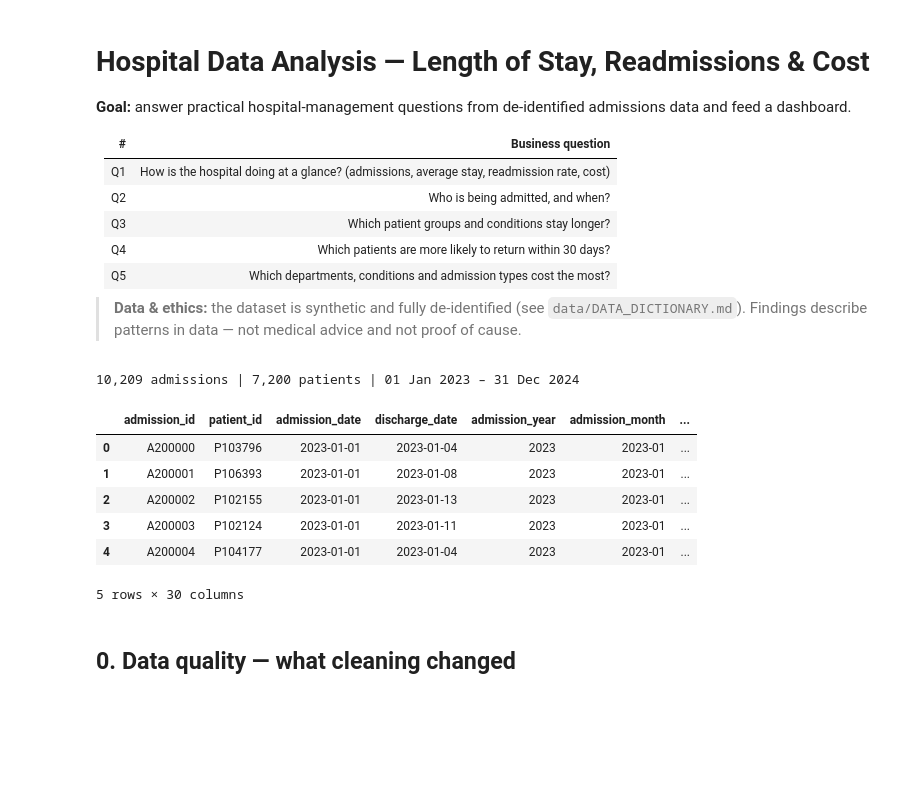
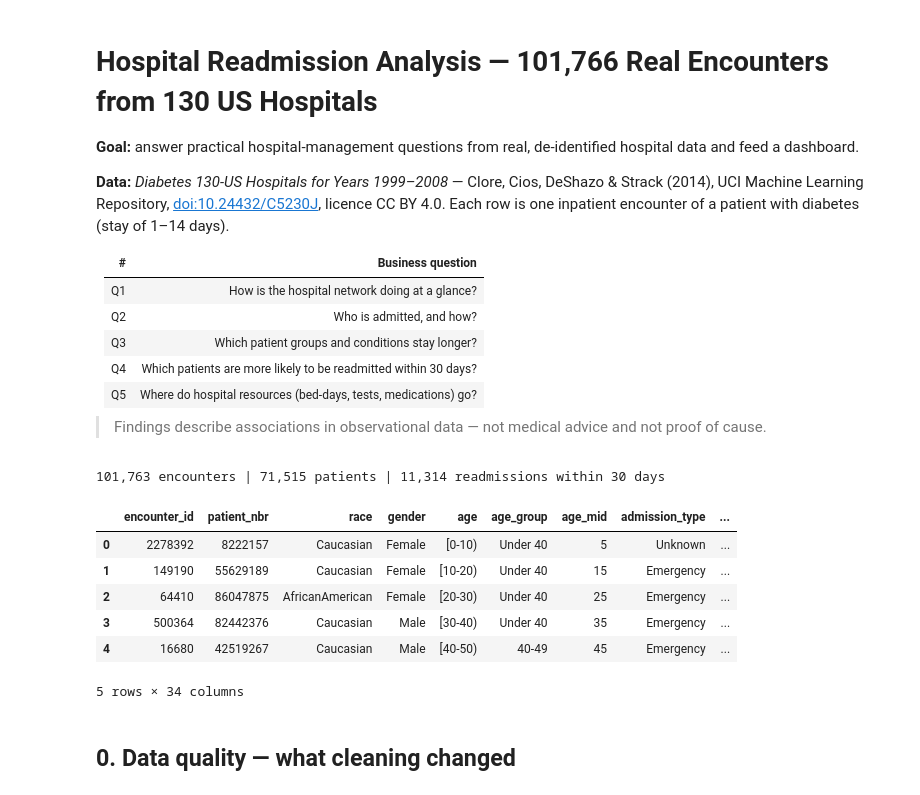
Before and after one commit to Khushi3743/hospital-data-analysis, a Jupyter notebook: notebooks/hospital_analysis.ipynb, the cells around one changed output. Drawn from its saved outputs; the diff is of its cells as text; code cells hidden in the pictures; blank space fills up the shorter version.

```diff
--- a/notebooks/hospital_analysis.ipynb
+++ b/notebooks/hospital_analysis.ipynb
@@ -1,49 +1,54 @@
 # %% [markdown]
-# Hospital Data Analysis — Length of Stay, Readmissions & Cost
+# Hospital Readmission Analysis — 101,766 Real Encounters from 130 US Hospitals
 
-**Goal:** answer practical hospital-management questions from de-identified admissions data and feed a dashboard.
+**Goal:** answer practical hospital-management questions from real, de-identified hospital data and feed a dashboard.
+
+**Data:** *Diabetes 130-US Hospitals for Years 1999–2008* — Clore, Cios, DeShazo & Strack (2014), UCI Machine Learning Repository,
+[doi:10.24432/C5230J](https://doi.org/10.24432/C5230J), licence CC BY 4.0. Each row is one inpatient encounter of a patient with diabetes (stay of 1–14 days).
 
 | # | Business question |
 |---|---|
-| Q1 | How is the hospital doing at a glance? (admissions, average stay, readmission rate, cost) |
-| Q2 | Who is being admitted, and when? |
+| Q1 | How is the hospital network doing at a glance? |
+| Q2 | Who is admitted, and how? |
 | Q3 | Which patient groups and conditions stay longer? |
-| Q4 | Which patients are more likely to return within 30 days? |
-| Q5 | Which departments, conditions and admission types cost the most? |
+| Q4 | Which patients are more likely to be readmitted within 30 days? |
+| Q5 | Where do hospital resources (bed-days, tests, medications) go? |
 
-> **Data & ethics:** the dataset is synthetic and fully de-identified (see `data/DATA_DICTIONARY.md`). Findings describe patterns in data — not medical advice and not proof of cause.
+> Findings describe associations in observational data — not medical advice and not proof of cause.
 # %%
 import json
 from pathlib import Path
 import numpy as np
 import pandas as pd
 import matplotlib.pyplot as plt
 import seaborn as sns
 import statsmodels.formula.api as smf
+from sklearn.model_selection import GroupShuffleSplit
+from sklearn.metrics import roc_auc_score
+from sklearn.ensemble import HistGradientBoostingClassifier
 
 ROOT = Path.cwd().parent if Path.cwd().name == "notebooks" else Path.cwd()
 FIG = ROOT / "reports" / "figures"; FIG.mkdir(parents=True, exist_ok=True)
 OUT = ROOT / "data" / "processed"
-
 sns.set_theme(style="whitegrid", context="notebook")
 BLUE, GREY, RED = "#2a6f97", "#9aa5b1", "#c8553d"
 plt.rcParams.update({"figure.dpi": 110, "axes.titleweight": "bold", "axes.spines.top": False, "axes.spines.right": False})
-
 def save(fig, name):
     fig.tight_layout(); fig.savefig(FIG / f"{name}.png", dpi=150, bbox_inches="tight")
 
-df = pd.read_csv(OUT / "hospital_admissions_clean.csv", parse_dates=["admission_date", "discharge_date"])
+df = pd.read_csv(OUT / "hospital_encounters_clean.csv", low_memory=False)
 elig = df[df.readmit_eligible]
-print(f"{len(df):,} admissions | {df.patient_id.nunique():,} patients | {df.admission_date.min():%d %b %Y} – {df.admission_date.max():%d %b %Y}")
+AGES = ["Under 40", "40-49", "50-59", "60-69", "70-79", "80+"]
+print(f"{len(df):,} encounters | {df.patient_nbr.nunique():,} patients | {elig.readmitted_30d.sum():,} readmissions within 30 days")
 df.head()
 # %% [output]
-10,209 admissions | 7,200 patients | 01 Jan 2023 – 31 Dec 2024
+101,763 encounters | 71,515 patients | 11,314 readmissions within 30 days
-|  | admission_id | patient_id | admission_date | discharge_date | admission_year | admission_month | ... |
-| 0 | A200000 | P103796 | 2023-01-01 | 2023-01-04 | 2023 | 2023-01 | ... |
-| 1 | A200001 | P106393 | 2023-01-01 | 2023-01-08 | 2023 | 2023-01 | ... |
-| 2 | A200002 | P102155 | 2023-01-01 | 2023-01-13 | 2023 | 2023-01 | ... |
-| 3 | A200003 | P102124 | 2023-01-01 | 2023-01-11 | 2023 | 2023-01 | ... |
-| 4 | A200004 | P104177 | 2023-01-01 | 2023-01-04 | 2023 | 2023-01 | ... |
+|  | encounter_id | patient_nbr | race | gender | age | age_group | age_mid | admission_type | ... |
+| 0 | 2278392 | 8222157 | Caucasian | Female | [0-10) | Under 40 | 5 | Unknown | ... |
+| 1 | 149190 | 55629189 | Caucasian | Female | [10-20) | Under 40 | 15 | Emergency | ... |
+| 2 | 64410 | 86047875 | AfricanAmerican | Female | [20-30) | Under 40 | 25 | Emergency | ... |
+| 3 | 500364 | 82442376 | Caucasian | Male | [30-40) | Under 40 | 35 | Emergency | ... |
+| 4 | 16680 | 42519267 | Caucasian | Male | [40-50) | 40-49 | 45 | Emergency | ... |
-5 rows × 30 columns
+5 rows × 34 columns
 # %% [markdown]
 ## 0. Data quality — what cleaning changed
```
Also changed, not shown: parts of 41 cells of this notebook, 41 other files.
